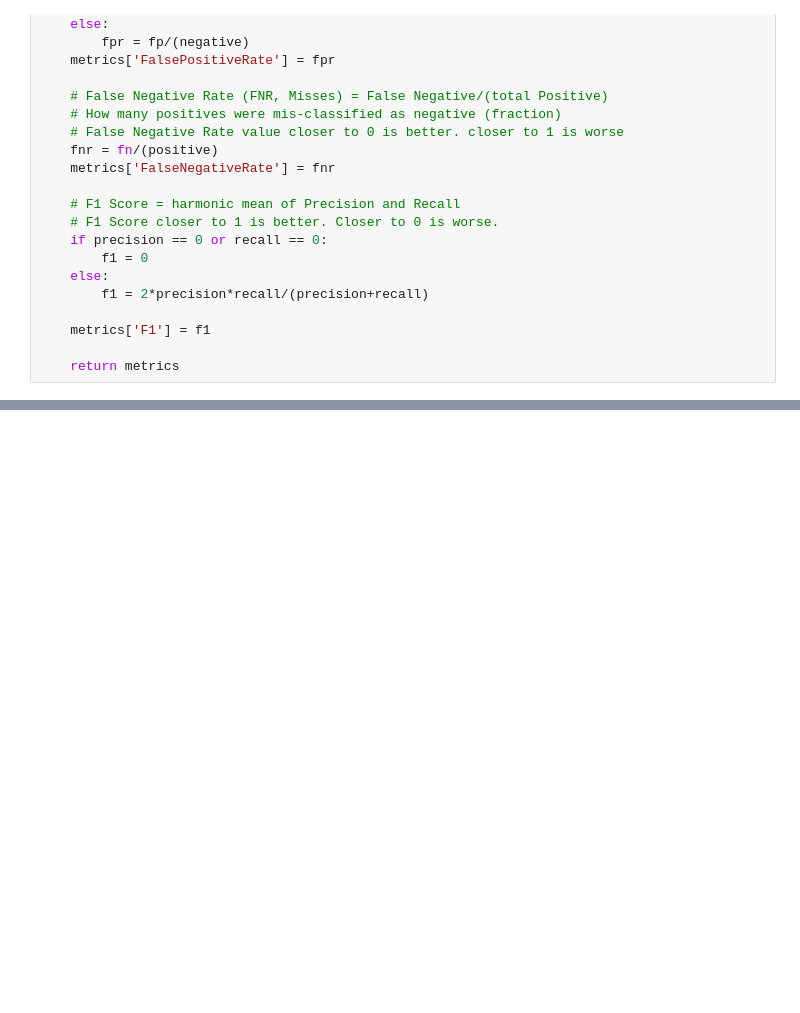
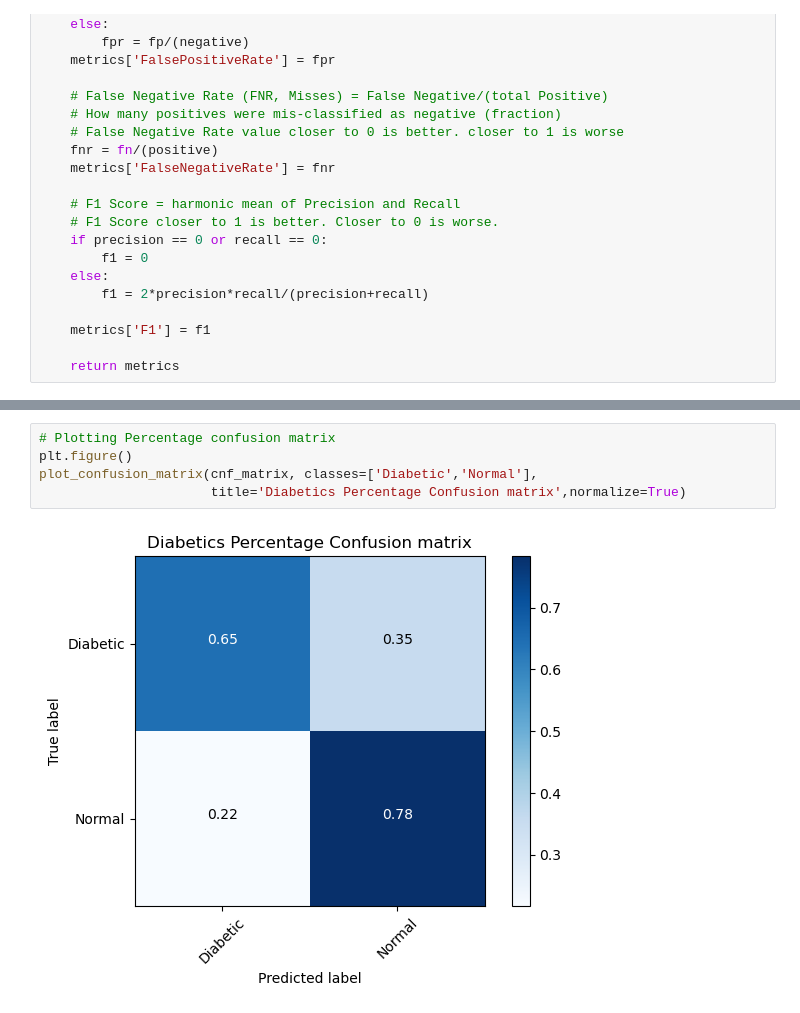
Before and after one commit to saravanankrishnarajan/SageMaker, a Jupyter notebook: xgboost/DiabetesClassification/diabetes_xgboost_localmode.ipynb, the cells around one changed output, grey strips where cells are left out. Cells and saved outputs as stored; diff of their text form; blank space fills up the shorter version.

```diff
--- a/xgboost/DiabetesClassification/diabetes_xgboost_localmode.ipynb
+++ b/xgboost/DiabetesClassification/diabetes_xgboost_localmode.ipynb
@@ -353,0 +405,7 @@ def binary_classifier_metrics(y_true, y_pred):
+# %%
+# Plotting Percentage confusion matrix
+plt.figure()
+plot_confusion_matrix(cnf_matrix, classes=['Diabetic','Normal'],
+                      title='Diabetics Percentage Confusion matrix',normalize=True)
+# %% [output]
+[figure, added]
```
Also changed, not shown: parts of 11 cells of this notebook, 1 other file.
